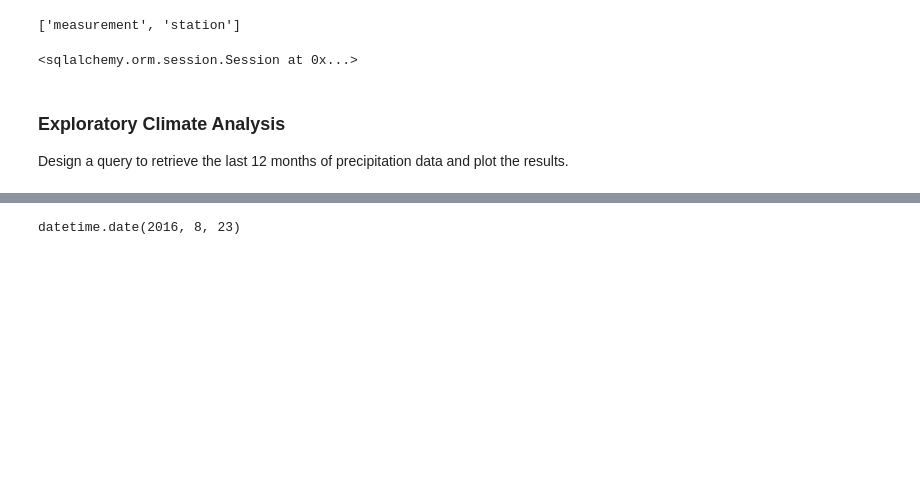
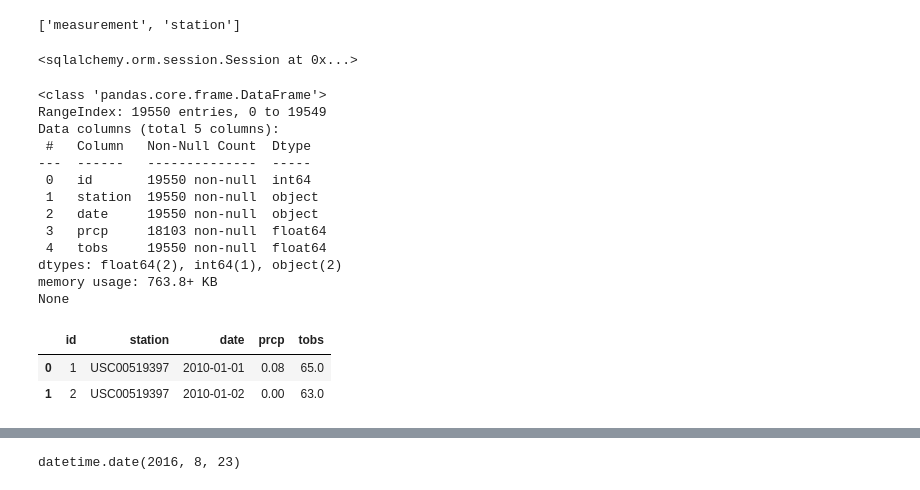
Before and after one commit to tri-bui/sandbox-dbs, a Jupyter notebook: hi-weather/climate_analysis.ipynb, the cells around one changed output, grey strips where cells are left out. Cells and saved outputs as stored; diff of their text form; code cells hidden in the pictures; blank space fills up the shorter version.

Commit message:
Refactor first analysis section in climate_analysis.ipynb

```diff
--- a/hi-weather/climate_analysis.ipynb
+++ b/hi-weather/climate_analysis.ipynb
@@ -45,7 +45,25 @@ session = Session(engine)
 session
 # %% [output]
 <sqlalchemy.orm.session.Session at 0x...>
-# %% [markdown]
-### Exploratory Climate Analysis
-
-Design a query to retrieve the last 12 months of precipitation data and plot the results.
+# %%
+# Inspect measurement table
+measurement = pd.read_sql('SELECT * FROM measurement', engine)
+print(measurement.info())
+measurement.head(2)
+# %% [output]
+<class 'pandas.core.frame.DataFrame'>
+RangeIndex: 19550 entries, 0 to 19549
+Data columns (total 5 columns):
+ #   Column   Non-Null Count  Dtype
+---  ------   --------------  -----
+ 0   id       19550 non-null  int64
+ 1   station  19550 non-null  object
+ 2   date     19550 non-null  object
+ 3   prcp     18103 non-null  float64
+ 4   tobs     19550 non-null  float64
+dtypes: float64(2), int64(1), object(2)
+memory usage: 763.8+ KB
+None
+|  | id | station | date | prcp | tobs |
+| 0 | 1 | USC00519397 | 2010-01-01 | 0.08 | 65.0 |
+| 1 | 2 | USC00519397 | 2010-01-02 | 0.00 | 63.0 |
```
Also changed, not shown: parts of 9 cells of this notebook.
